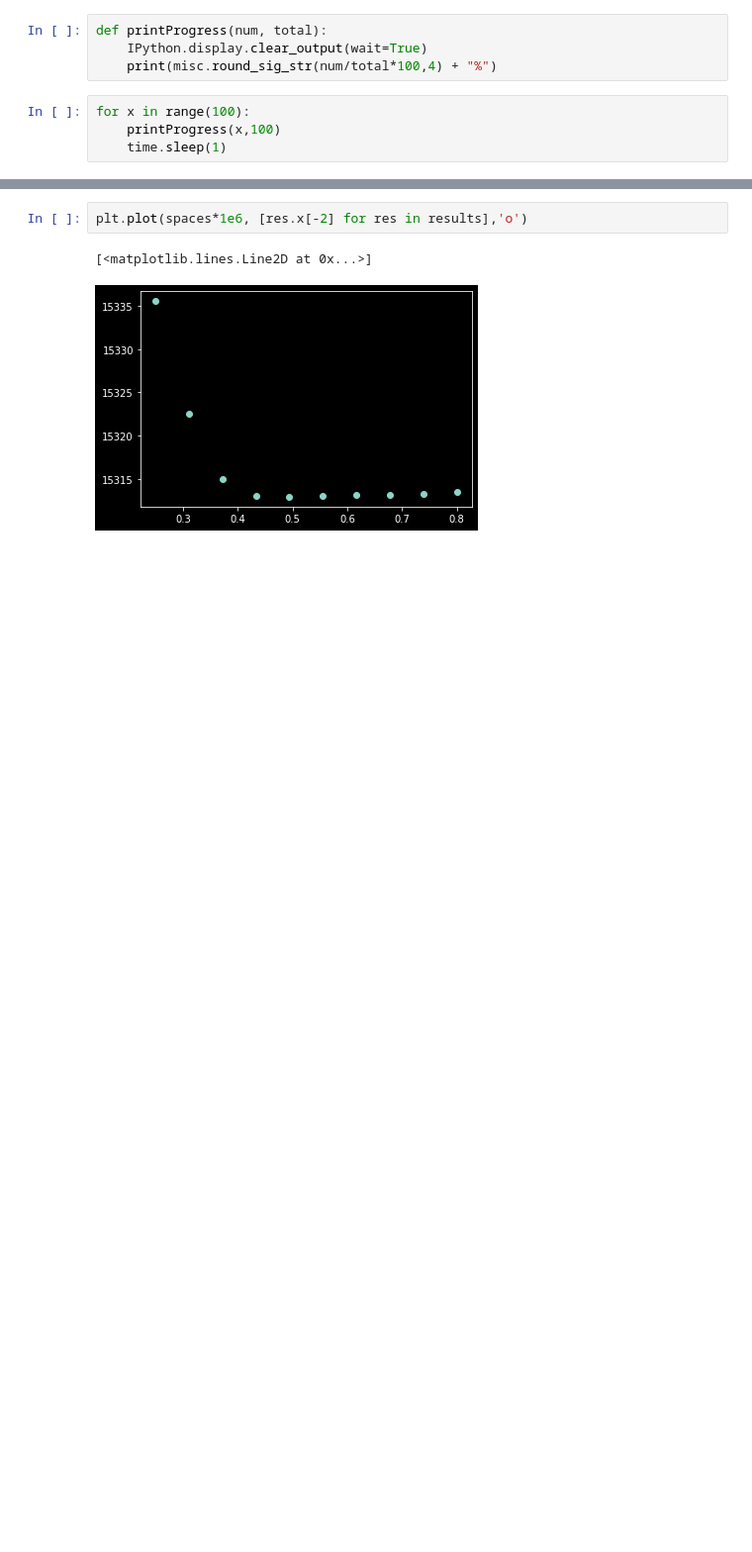
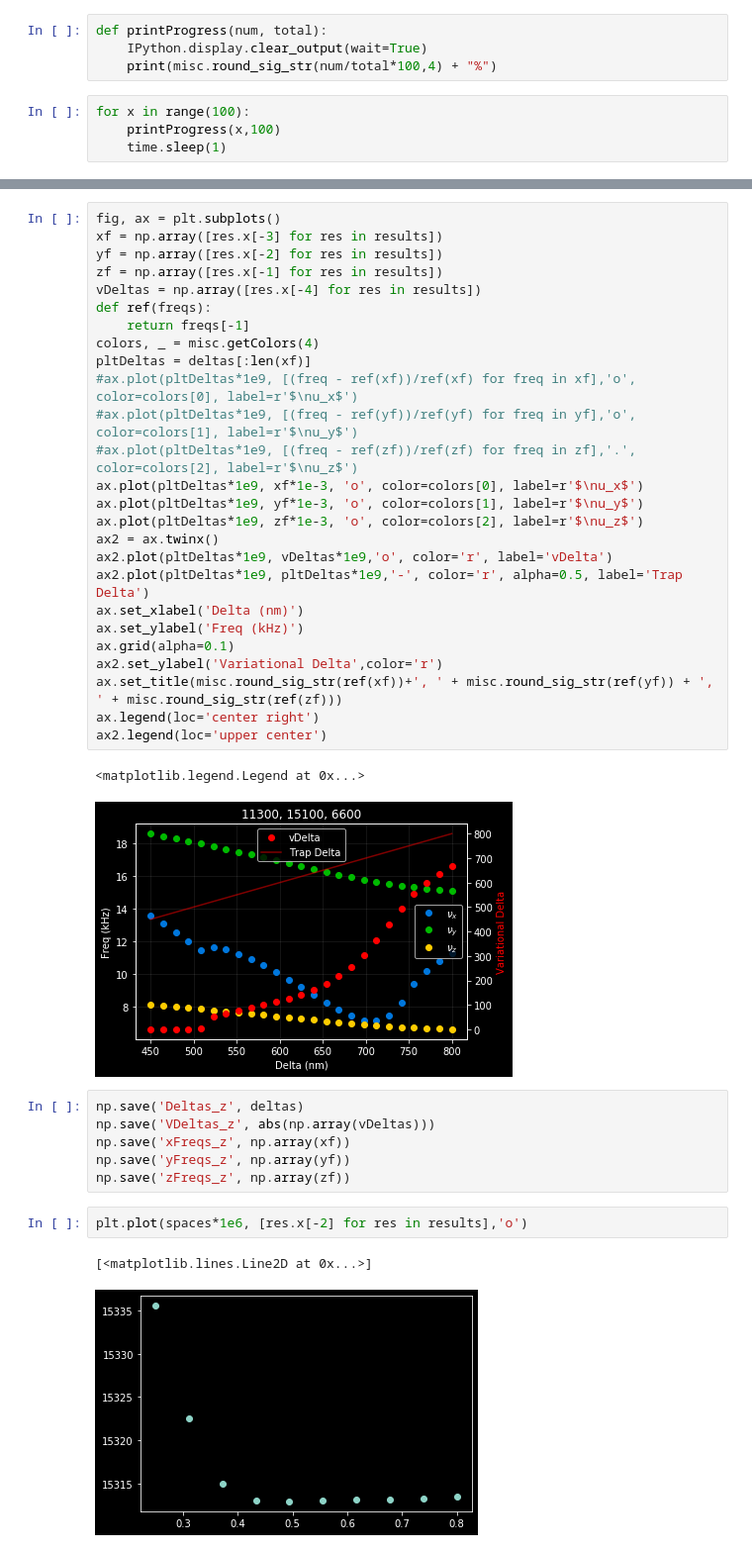
Before and after one commit to aquirdTurtle/Data-Analysis-Code, a Jupyter notebook: VariationalCalculations.ipynb, the cells around one changed output, grey strips where cells are left out. Shown at 99% size. Saved outputs shown, nothing was run; the diff lists cells and outputs as text; blank space fills up the shorter version.

```diff
--- a/VariationalCalculations.ipynb
+++ b/VariationalCalculations.ipynb
@@ -896,3 +908,38 @@ Starting Calculations At:  2020-05-07 11:53:34.715362
+# %%
+fig, ax = plt.subplots()
+xf = np.array([res.x[-3] for res in results])
+yf = np.array([res.x[-2] for res in results])
+zf = np.array([res.x[-1] for res in results])
+vDeltas = np.array([res.x[-4] for res in results])
+def ref(freqs):
+    return freqs[-1]
+colors, _ = misc.getColors(4)
+pltDeltas = deltas[:len(xf)]
+#ax.plot(pltDeltas*1e9, [(freq - ref(xf))/ref(xf) for freq in xf],'o', color=colors[0], label=r'$\nu_x$')
+#ax.plot(pltDeltas*1e9, [(freq - ref(yf))/ref(yf) for freq in yf],'o', color=colors[1], label=r'$\nu_y$')
+#ax.plot(pltDeltas*1e9, [(freq - ref(zf))/ref(zf) for freq in zf],'.', color=colors[2], label=r'$\nu_z$')
+ax.plot(pltDeltas*1e9, xf*1e-3, 'o', color=colors[0], label=r'$\nu_x$')
+ax.plot(pltDeltas*1e9, yf*1e-3, 'o', color=colors[1], label=r'$\nu_y$')
+ax.plot(pltDeltas*1e9, zf*1e-3, 'o', color=colors[2], label=r'$\nu_z$')
+ax2 = ax.twinx()
+ax2.plot(pltDeltas*1e9, vDeltas*1e9,'o', color='r', label='vDelta')
+ax2.plot(pltDeltas*1e9, pltDeltas*1e9,'-', color='r', alpha=0.5, label='Trap Delta')
+ax.set_xlabel('Delta (nm)')
+ax.set_ylabel('Freq (kHz)')
+ax.grid(alpha=0.1)
+ax2.set_ylabel('Variational Delta',color='r')
+ax.set_title(misc.round_sig_str(ref(xf))+', ' + misc.round_sig_str(ref(yf)) + ', ' + misc.round_sig_str(ref(zf)))
+ax.legend(loc='center right')
+ax2.legend(loc='upper center')
+# %% [output]
+<matplotlib.legend.Legend at 0x...>
+[figure, added]
+# %%
+np.save('Deltas_z', deltas)
+np.save('VDeltas_z', abs(np.array(vDeltas)))
+np.save('xFreqs_z', np.array(xf))
+np.save('yFreqs_z', np.array(yf))
+np.save('zFreqs_z', np.array(zf))
 # %%
 plt.plot(spaces*1e6, [res.x[-2] for res in results],'o')
 # %% [output]
```
Also changed, not shown: parts of 6 cells of this notebook, 11 other files.
